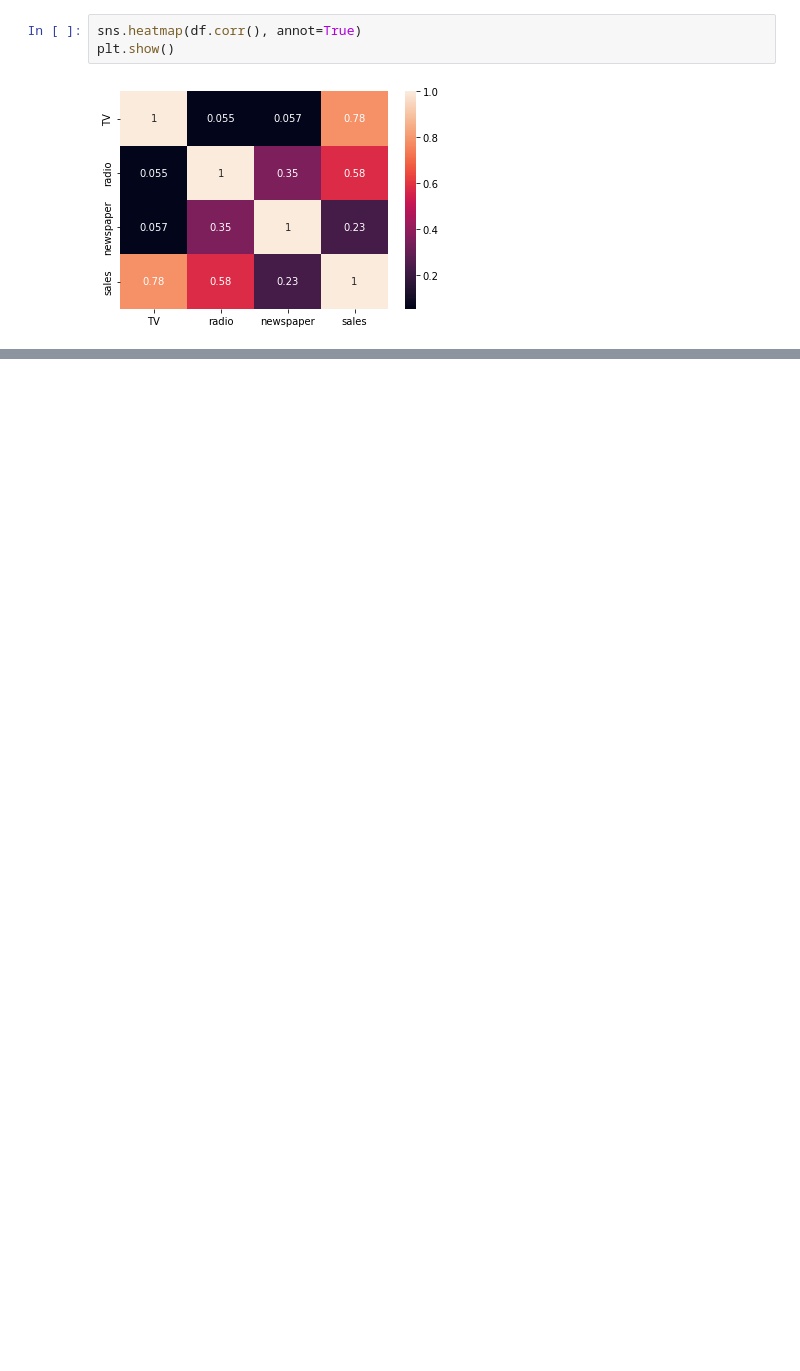
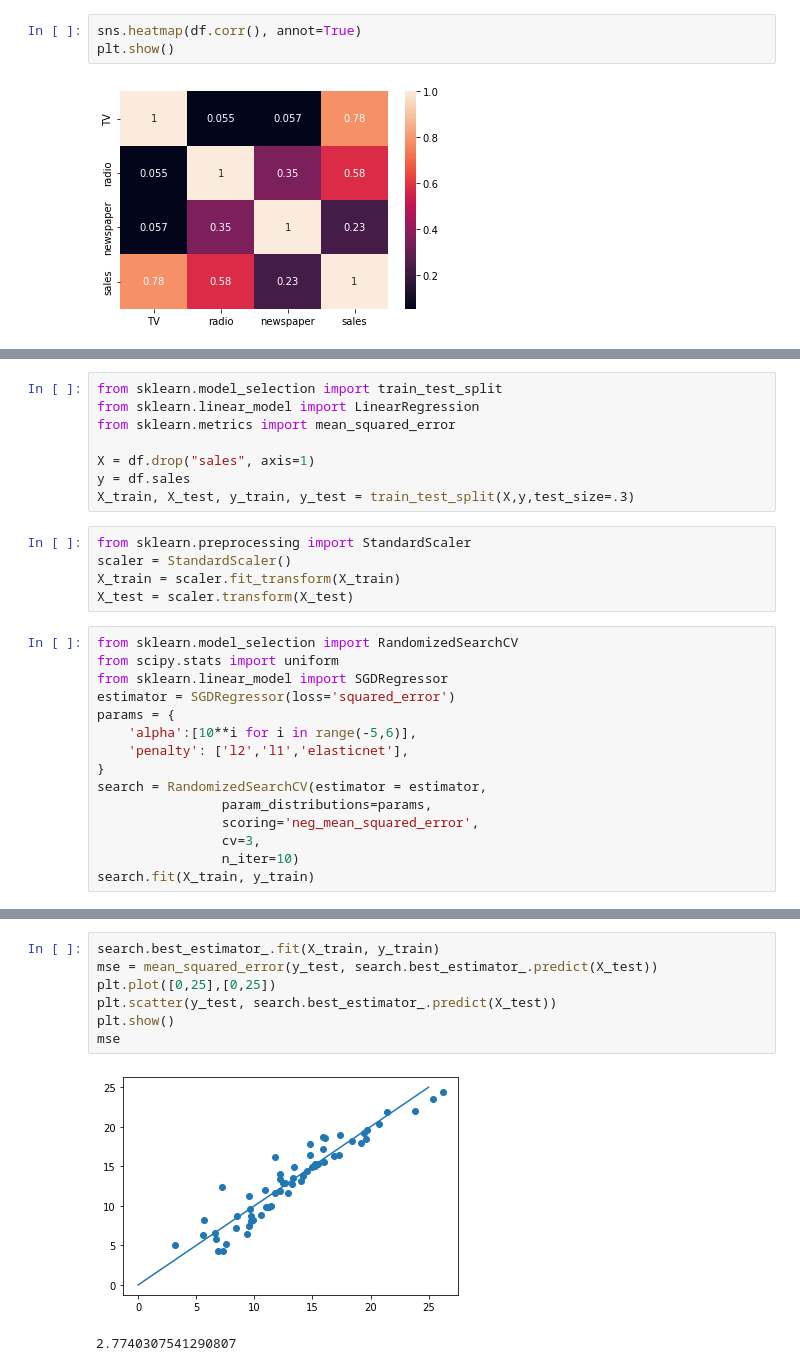
Before and after one commit to arun-kumar-c-s/attribution_models, a Jupyter notebook: attribution_model.ipynb, the cells around one changed output, grey strips where cells are left out. Saved outputs shown, nothing was run; the diff lists cells and outputs as text; blank space fills up the shorter version.

Commit message:
Final using regression

```diff
--- a/attribution_model.ipynb
+++ b/attribution_model.ipynb
@@ -18,0 +59,28 @@ sns.pairplot(df)
+# %%
+from sklearn.model_selection import train_test_split
+from sklearn.linear_model import LinearRegression
+from sklearn.metrics import mean_squared_error
+
+X = df.drop("sales", axis=1)
+y = df.sales
+X_train, X_test, y_train, y_test = train_test_split(X,y,test_size=.3)
+# %%
+from sklearn.preprocessing import StandardScaler
+scaler = StandardScaler()
+X_train = scaler.fit_transform(X_train)
+X_test = scaler.transform(X_test)
+# %%
+from sklearn.model_selection import RandomizedSearchCV
+from scipy.stats import uniform
+from sklearn.linear_model import SGDRegressor
+estimator = SGDRegressor(loss='squared_error')
+params = {
+    'alpha':[10**i for i in range(-5,6)],
+    'penalty': ['l2','l1','elasticnet'],
+}
+search = RandomizedSearchCV(estimator = estimator,
+                param_distributions=params,
+                scoring='neg_mean_squared_error',
+                cv=3,
+                n_iter=10)
+search.fit(X_train, y_train)
@@ -18,0 +112,10 @@ sns.pairplot(df)
+# %%
+search.best_estimator_.fit(X_train, y_train)
+mse = mean_squared_error(y_test, search.best_estimator_.predict(X_test))
+plt.plot([0,25],[0,25])
+plt.scatter(y_test, search.best_estimator_.predict(X_test))
+plt.show()
+mse
+# %% [output]
+[figure, added]
+2.7740307541290807
```
Also changed, not shown: parts of 17 cells of this notebook.
